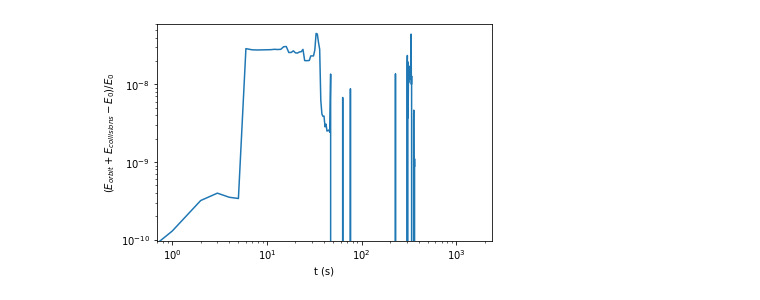
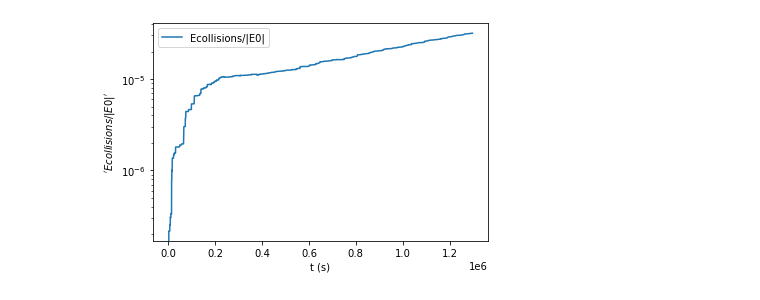
Before and after one commit to carlislewishard/swiftest, a Jupyter notebook: examples/symba_mars_disk/energy_angmtm.ipynb, the cells around one changed output. Cells and saved outputs as stored; diff of their text form; code cells hidden in the pictures.

```diff
--- a/examples/symba_mars_disk/energy_angmtm.ipynb
+++ b/examples/symba_mars_disk/energy_angmtm.ipynb
@@ -14,10 +22,10 @@ ax.set_xscale('log')
-# %%
-egy['(Eorbit + Ecollisions - E0)/E0'] = ( egy['Eorbit'] + egy['Ecollisions'] - egy['Eorbit'][0]) / egy['Eorbit'][0]
-ax = egy['(Eorbit + Ecollisions - E0)/E0'].plot(x='t')
-ax.set_xlabel("t (s)")
-ax.set_ylabel("$(E_{orbit} + E_{collisions} - E_0)/E_0$")
-ax.set_xscale('log')
-ax.set_yscale('log')
-# %% [output]
-[figure, removed]
+# %%
+ax = egy.plot(x='t', y='Ecollisions/|E0|')
+ax.set_xlabel("t (s)")
+ax.set_ylabel("$'Ecollisions/|E0|'$")
+ax.set_yscale('log')
+#ax.set_ylim([-1e-9, 1e-3])
+plt.savefig("Ecollision.png")
+# %% [output]
+[figure, added]
 # %%
```
Also changed, not shown: parts of 6 cells of this notebook, 5 other files.
